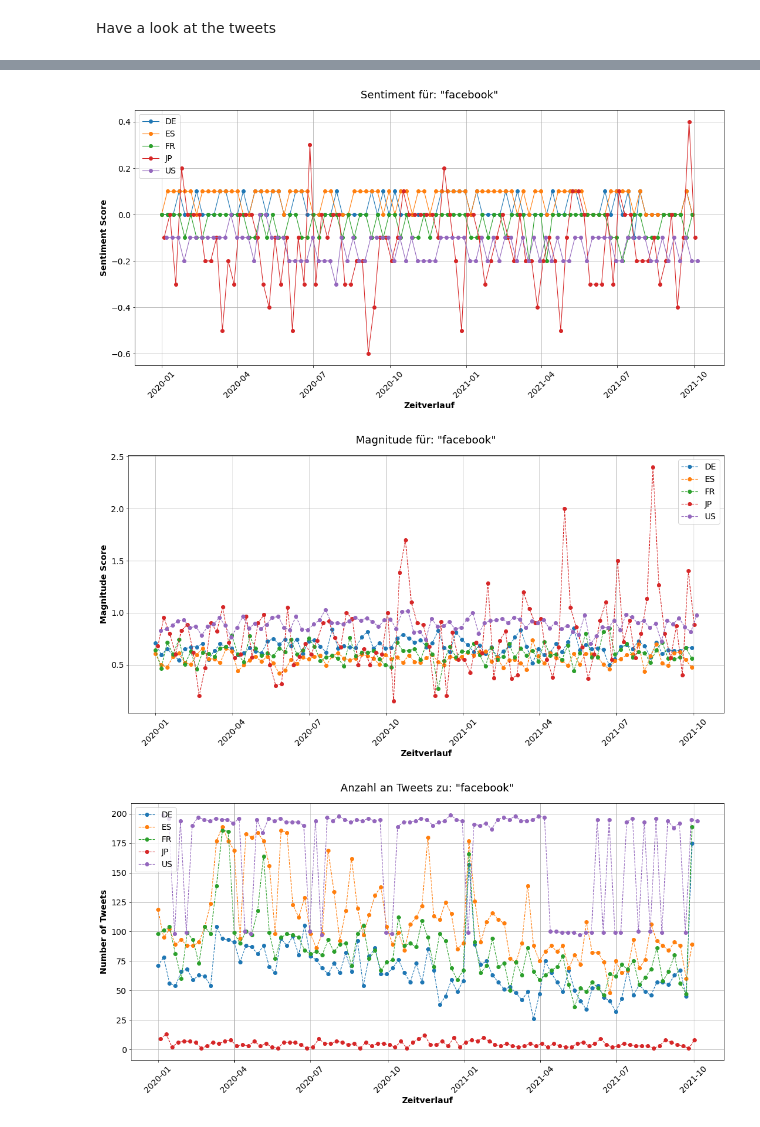
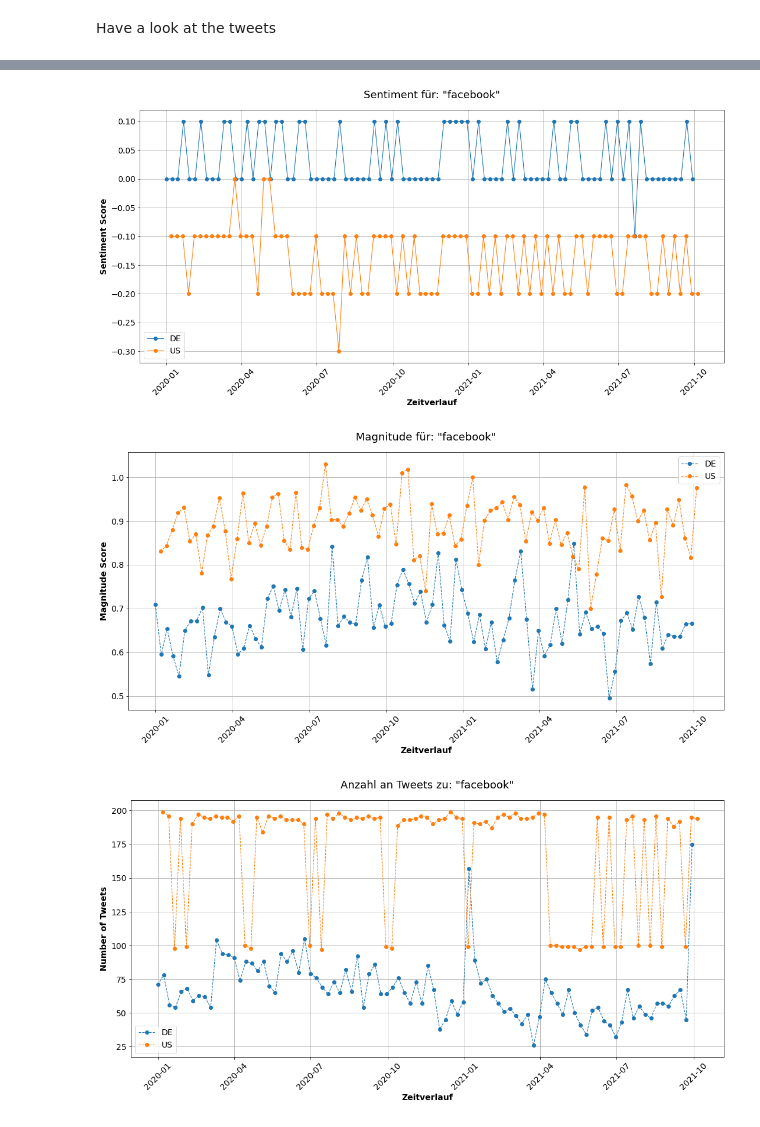
Before and after one commit to lukasleist/tud-is-sentiment, a Jupyter notebook: tool.ipynb, the cells around one changed output, grey strips where cells are left out. Cells and saved outputs as stored; diff of their text form; code cells hidden in the pictures.

```diff
--- a/tool.ipynb
+++ b/tool.ipynb
@@ -79,16 +81,23 @@ time_steps = 52+40
 
 
 search_term = 'ampelkoalition'
+
+start_time = date(2020, 1, 1)
+time_interval = 7
+time_steps = 52+40
+
+search_term = 'facebook'
+
 '''
 
 start_time = date(2020, 1, 1)
 time_interval = 7
 time_steps = 52+40
 
-
+#search_term = '"künstliche intelligenz" OR "artificial intelligence"'
 search_term = 'facebook'
 
-countries = ['US', 'DE', 'FR', 'ES', 'JP']
+countries = ['US', 'DE'] #, 'FR', 'ES', 'JP']
 languages = ['en', 'de', 'fr', 'es', 'jp']
 
 group_on = 'country' # country oder lang
@@ -173,7 +182,7 @@ search_args_recent = load_credentials(
 def fetch_tweets(search_term, start_time=start_time, end_time=start_time + timedelta(days=time_interval), country="US", credentials=search_args_all, max_tweets=10000, skip_cache=False):
     query = "{} place_country:{} -is:retweet -has:links".format(search_term, country)
     filename = ''.join(
-        l for l in "{} start_time={} end_time={}".format(query, start_time, end_time, country) if l not in [' ', ':']
+        l for l in "{} start_time={} end_time={}".format(query, start_time, end_time, country) if l not in [' ', ':', '|', '"']
     )
 
     cache_path = os.path.join('.', cache_directory, '{}.pckl'.format(filename))
@@ -237,7 +246,7 @@ for country in countries:
             start_time=start,
             end_time=end,
             country=country,
-            max_tweets=100,
+            max_tweets=1000,
             skip_cache=False
         )
         tweets['country'] = country
@@ -382,9 +290,9 @@ sentiment_df = df[df.lang.isin(languages)].reset_index().groupby(
 ).resample('{}D'.format(time_interval), on='created_at').agg({'text': '. '.join, 'id': 'size'})
 # %%
 ds = []
-print(len(sentiment_df.text))
 for i, row in enumerate(sentiment_df.text):
-    print(i)
+    if not i % 25:
+        print('Analyzed {} of {} texts'.format(i, len(sentiment_df.text)))
     try:
         s = analyze_text(row)
         ds.append(s)
@@ -426,7 +325,7 @@ sentiment_df.head()
 sentiment_df.rename(columns={'id': 'number_of_tweets'}, inplace=True)
 
 os.makedirs('./results', exist_ok=True)
-sentiment_df.to_csv('./results/{}.csv'.format(search_term), sep=';')
+sentiment_df.to_csv('./results/{}.csv'.format(search_term).replace('"', ''), sep=';')
 
 # Adjust figure appearance and scale
 font = {
@@ -442,34 +341,34 @@ y_label_params = {
     'weight': "bold",
     'fontsize': font['size']
 }
 
 for plotted_value in ['sentiment', 'magnitude', 'number_of_tweets']:
     fig, ax = plt.subplots(figsize=(18, 8))
 
     groups = sentiment_df.index.levels[0]
 
     for group in groups:
         if plotted_value == 'sentiment':
             ax.plot(sentiment_df.loc[(group)].score, 'o-', label=group)
             ax.set_ylabel("Sentiment Score", **y_label_params)
             plt.title('Sentiment für: "{}"'.format(search_term), fontfamily="sans-serif", fontsize=18, pad=20)
         elif plotted_value == 'magnitude':
             ax.plot(sentiment_df.loc[(group)].magnitude / sentiment_df.loc[(group)].number_of_tweets, 'o--', label=group)
             ax.set_ylabel("Magnitude Score", **y_label_params)
             plt.title('Magnitude für: "{}"'.format(search_term), fontfamily="sans-serif", fontsize=18, pad=20)
         else:
             ax.plot(sentiment_df.loc[(group)].number_of_tweets, 'o--', label=group)
             ax.set_ylabel("Number of Tweets", **y_label_params)
             plt.title('Anzahl an Tweets zu: "{}"'.format(search_term), fontfamily="sans-serif", fontsize=18, pad=20)
 
     ax.set_xlabel("Zeitverlauf", fontfamily="sans-serif",
                 weight="bold", fontsize=font['size'])
     ax.grid()
     ax.legend(loc='best')
     plt.xticks(rotation=45)
     #plt.show()
-    plt.savefig('./results/{}_{}.png'.format(search_term, plotted_value), bbox_inches='tight')
+    plt.savefig('./results/{}_{}.png'.format(search_term, plotted_value).replace('"', ''), bbox_inches='tight')
 # %% [output]
-[figure, old version]
+[figure, new version]
-[figure, old version]
+[figure, new version]
-[figure, old version]
+[figure, new version]
```
Also changed, not shown: parts of 5 cells of this notebook.
